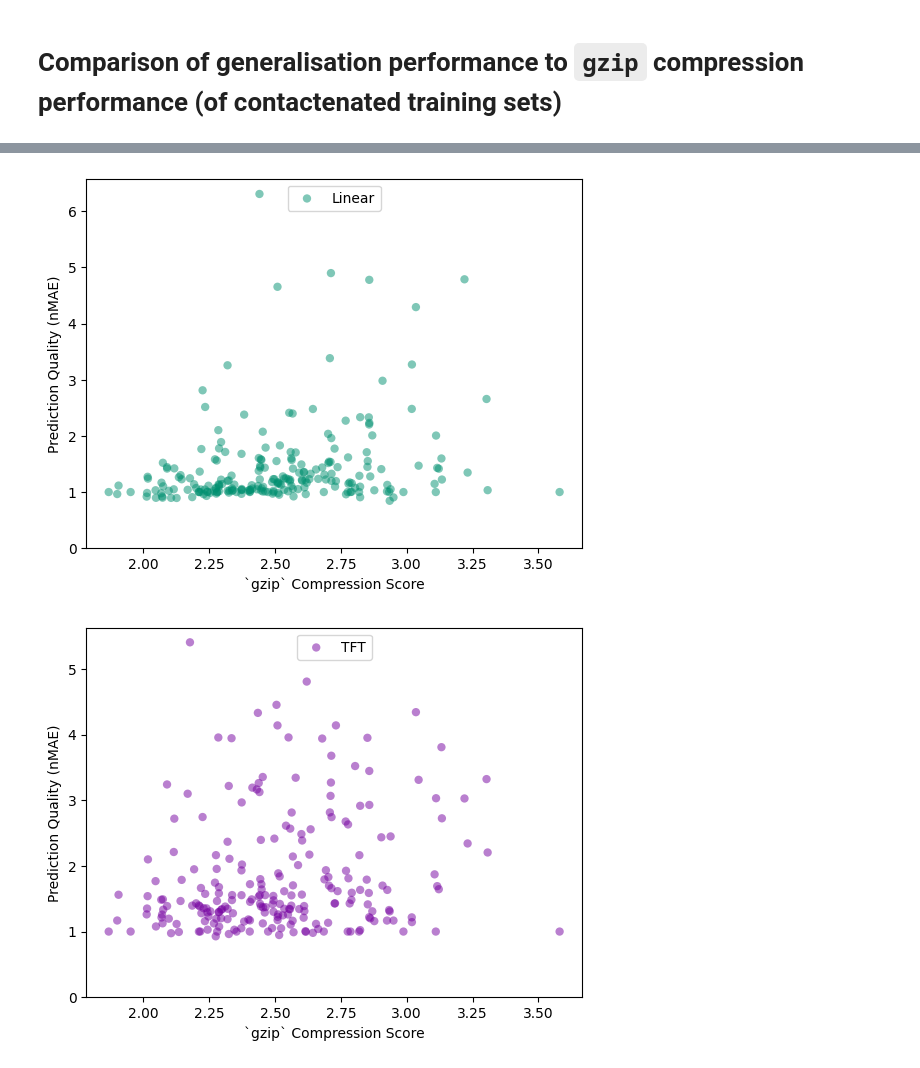
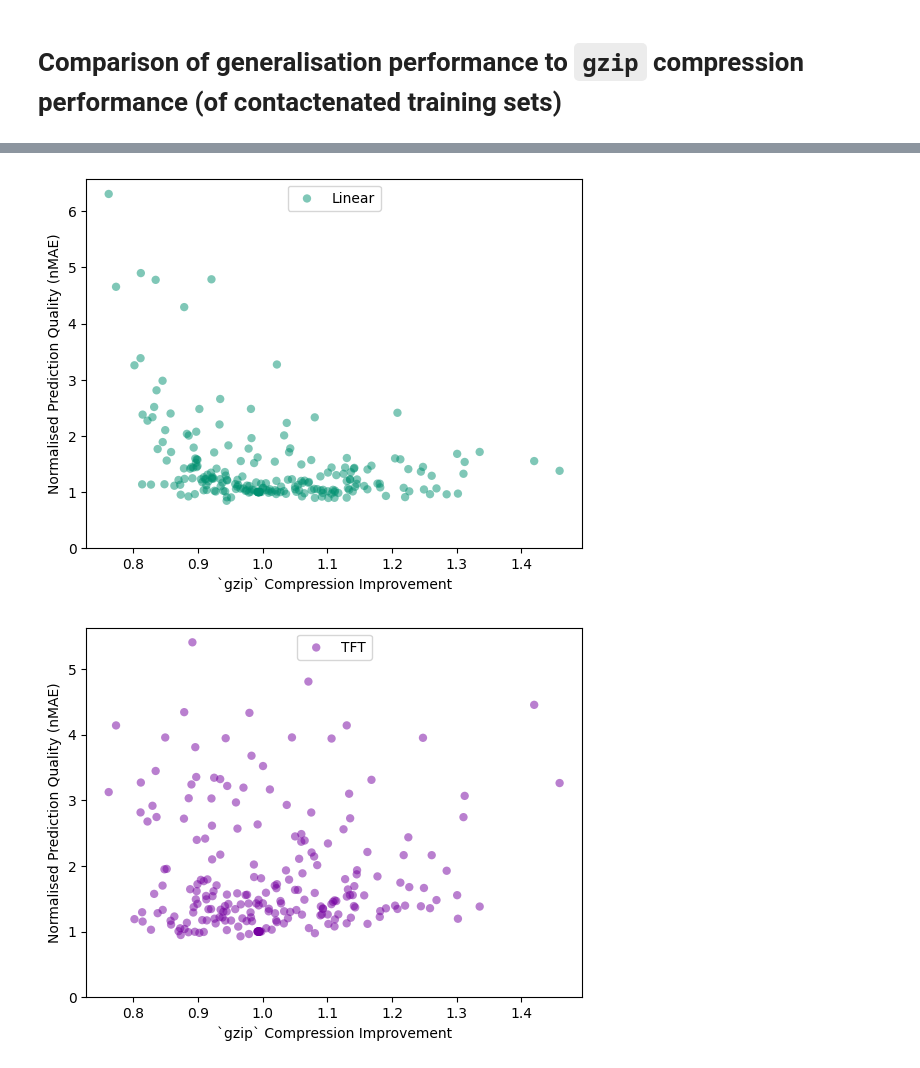
Before and after one commit to EECi/Annex_37, a Jupyter notebook: plots/plot_info_theory_comparisons.ipynb, the cells around one changed output, grey strips where cells are left out. Saved outputs shown, nothing was run; the diff lists cells and outputs as text; code cells hidden in the pictures.

Commit message:
Document & adjust plots

```diff
--- a/plots/plot_info_theory_comparisons.ipynb
+++ b/plots/plot_info_theory_comparisons.ipynb
@@ -52,7 +52,7 @@ for i,model in enumerate(models):
     fig,ax = plt.subplots()
     ax.scatter(np.array(mutual_info_scores).flatten(),np.array(metric_scores[model])/np.diagonal(metric_scores[model]).flatten(),label=model_names[i],color=eeci_colors[i],alpha=0.5,edgecolors='none')
     ax.set_ylim(0)
-    ax.set_ylabel('Prediction Quality (nMAE)')
+    ax.set_ylabel('Normalised Prediction Quality (nMAE)')
     ax.set_xlabel('Mutual Information Score')
     plt.legend(fancybox=True, loc='upper center')
     plt.show()
@@ -73,8 +73,16 @@ gzip_compression_scores = []
 
 for t_id in UCam_ids: # training building
     building_gzip_scores = []
+
+    train_data = pd.read_csv(os.path.join(datasets_dir,bfile_pattern%t_id),usecols=['Equipment Electric Power [kWh]']).to_numpy().flatten()
+    train_list = train_data.tolist()
+    data_as_bytes = struct.pack('%sf'%len(train_list), *train_list)
+    uncomp_size = len(data_as_bytes)
+    compressed_bytes = gzip.compress(data_as_bytes)
+    comp_size = len(compressed_bytes)
+    original_comp_ratio = uncomp_size/comp_size
+
     for p_id in UCam_ids: # prediction building
-        train_data = pd.read_csv(os.path.join(datasets_dir,bfile_pattern%t_id),usecols=['Equipment Electric Power [kWh]']).to_numpy().flatten()
         predict_data = pd.read_csv(os.path.join(datasets_dir,bfile_pattern%p_id),usecols=['Equipment Electric Power [kWh]']).to_numpy().flatten()
 
         concat_list = np.concatenate((train_data,predict_data)).tolist()
@@ -82,8 +90,9 @@ for t_id in UCam_ids: # training building
         uncomp_size = len(data_as_bytes)
         compressed_bytes = gzip.compress(data_as_bytes)
         comp_size = len(compressed_bytes)
+        new_comp_ratio = uncomp_size/comp_size
 
-        building_gzip_scores.append(uncomp_size/comp_size)
+        building_gzip_scores.append(original_comp_ratio/new_comp_ratio)
     gzip_compression_scores.append(building_gzip_scores)
 # %%
 # Plot correlation between generalisation scores and mutual information
@@ -91,8 +100,8 @@ for i,model in enumerate(models):
     fig,ax = plt.subplots()
     ax.scatter(np.array(gzip_compression_scores).flatten(),np.array(metric_scores[model])/np.diagonal(metric_scores[model]).flatten(),label=model_names[i],color=eeci_colors[i],alpha=0.5,edgecolors='none')
     ax.set_ylim(0)
-    ax.set_ylabel('Prediction Quality (nMAE)')
-    ax.set_xlabel('`gzip` Compression Score')
+    ax.set_ylabel('Normalised Prediction Quality (nMAE)')
+    ax.set_xlabel('`gzip` Compression Improvement')
     plt.legend(fancybox=True, loc='upper center')
     plt.show()
 # %% [output]
@@ -101,2 +110,2 @@ for i,model in enumerate(models):
-[figure, old version]
+[figure, new version]
-[figure, old version]
+[figure, new version]
```
Also changed, not shown: parts of 2 cells of this notebook.
